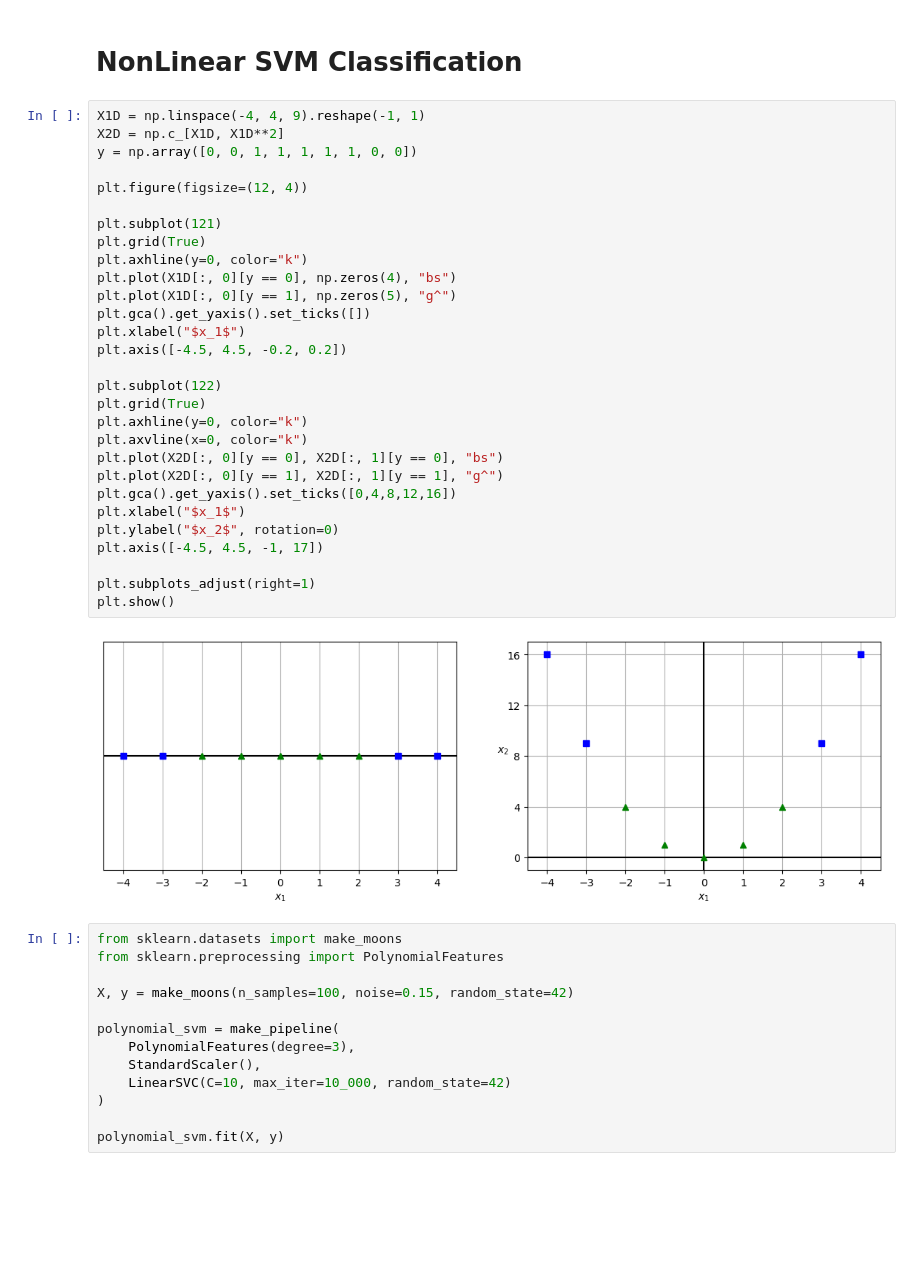
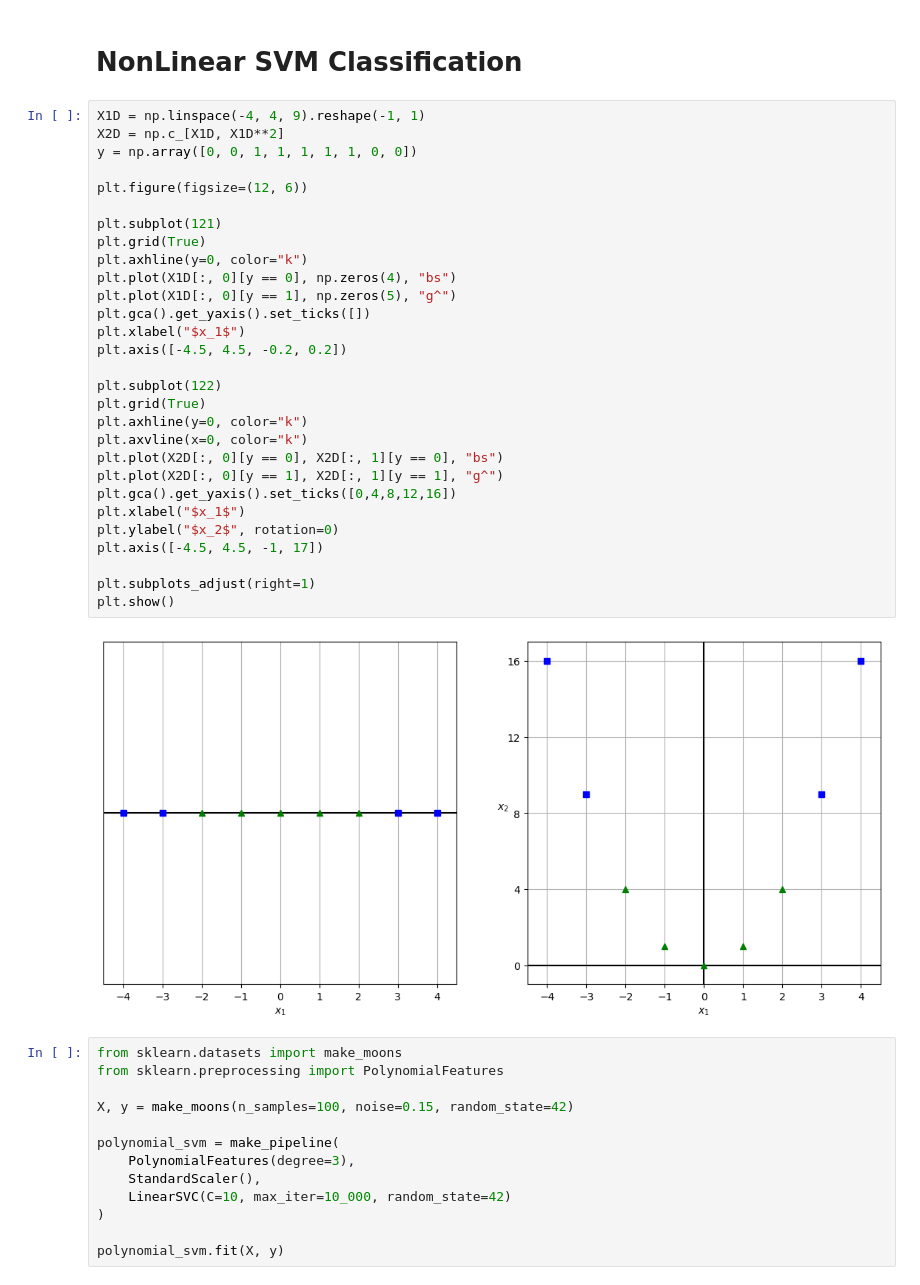
Before and after one commit to sunodmongia/SVM, a Jupyter notebook: svm.ipynb, the cells around one changed output. Cells and saved outputs as stored; diff of their text form; blank space fills up the shorter version.

Commit message:
NonLinear Graph

```diff
--- a/svm.ipynb
+++ b/svm.ipynb
@@ -233,34 +233,34 @@ plt.show()
 # %%
 X1D = np.linspace(-4, 4, 9).reshape(-1, 1)
 X2D = np.c_[X1D, X1D**2]
 y = np.array([0, 0, 1, 1, 1, 1, 1, 0, 0])
 
-plt.figure(figsize=(12, 4))
+plt.figure(figsize=(12, 6))
 
 plt.subplot(121)
 plt.grid(True)
 plt.axhline(y=0, color="k")
 plt.plot(X1D[:, 0][y == 0], np.zeros(4), "bs")
 plt.plot(X1D[:, 0][y == 1], np.zeros(5), "g^")
 plt.gca().get_yaxis().set_ticks([])
 plt.xlabel("$x_1$")
 plt.axis([-4.5, 4.5, -0.2, 0.2])
 
 plt.subplot(122)
 plt.grid(True)
 plt.axhline(y=0, color="k")
 plt.axvline(x=0, color="k")
 plt.plot(X2D[:, 0][y == 0], X2D[:, 1][y == 0], "bs")
 plt.plot(X2D[:, 0][y == 1], X2D[:, 1][y == 1], "g^")
 plt.gca().get_yaxis().set_ticks([0,4,8,12,16])
 plt.xlabel("$x_1$")
 plt.ylabel("$x_2$", rotation=0)
 plt.axis([-4.5, 4.5, -1, 17])
 
 plt.subplots_adjust(right=1)
 plt.show()
 # %% [output]
-[figure, old version]
+[figure, new version]
 # %%
 from sklearn.datasets import make_moons
 from sklearn.preprocessing import PolynomialFeatures
```
Also changed, not shown: parts of 1 cell of this notebook.
